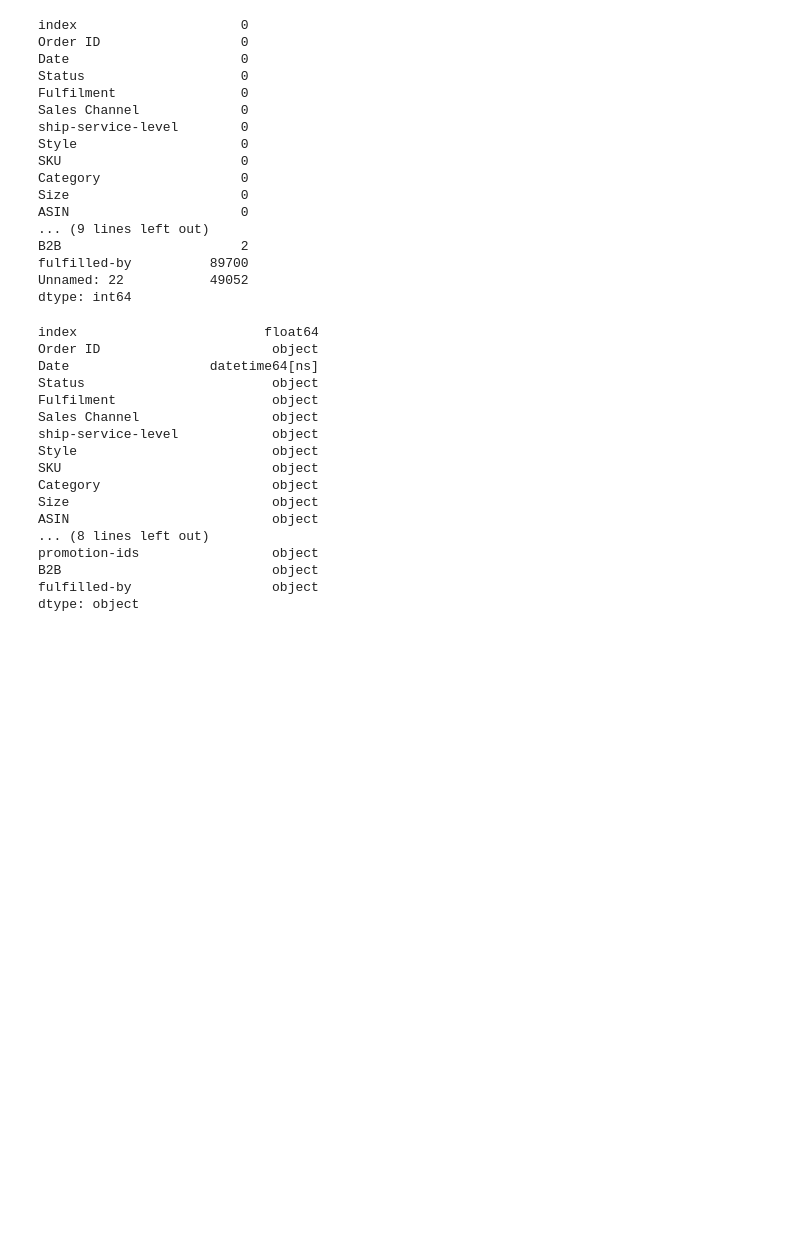
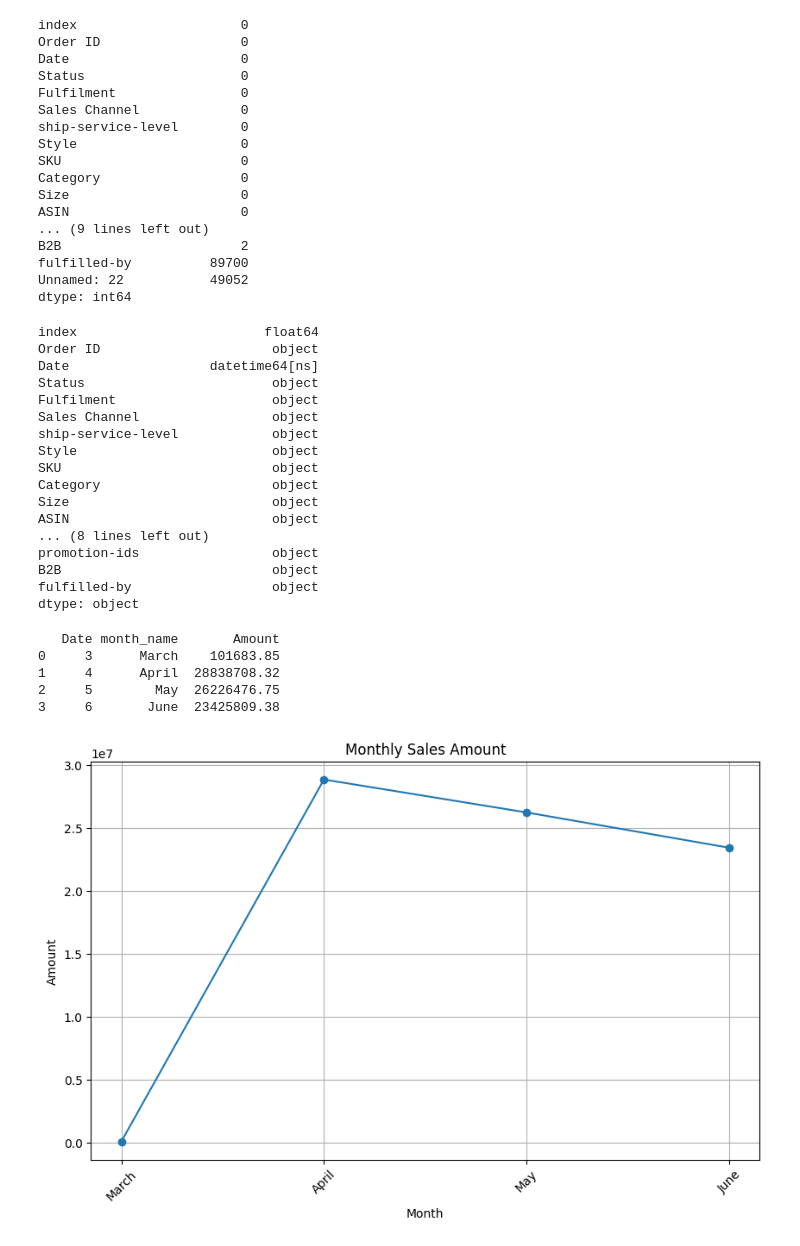
Before and after one commit to FairozMoheb/slash_task, a Jupyter notebook: task.ipynb, the cells around one changed output. Drawn from its saved outputs; the diff is of its cells as text; code cells hidden in the pictures; blank space fills up the shorter version.

Commit message:
Add more charts

```diff
--- a/task.ipynb
+++ b/task.ipynb
@@ -276,3 +276,37 @@ fulfilled-by                  object
 dtype: object
 # %%
 report['ship-postal-code']=report['ship-postal-code'].astype('category')
+# %%
+
+report['month_name']=report['Date'].dt.strftime('%B')
+# print(report['month_name'])
+month_map = {1: 'January', 2: 'February', 3: 'March', 4: 'April',
+             5: 'May', 6: 'June', 7: 'July', 8: 'August',
+             9: 'September', 10: 'October', 11: 'November', 12: 'December'}
+
+# report['month_name']=pd.Categorical(report['Month Name'], categories=month_order, ordered=True)
+month_report=report.groupby(report['Date'].dt.month).agg({'Amount':'sum'}).reset_index()
+# month_report['month_name']=pd.Categorical(month_report['month Name'], categories=month_order, ordered=True)
+# month_report.sort_values('month_name',inplace=True)
+#month_report['Date']=month_report['Date'].dt.strftime('%B')
+month_report['month_name'] = month_report['Date'].map(month_map)
+month_report = month_report[['Date', 'month_name', 'Amount']]
+
+print(month_report)
+# %% [output]
+   Date month_name       Amount
+0     3      March    101683.85
+1     4      April  28838708.32
+2     5        May  26226476.75
+3     6       June  23425809.38
+# %%
+plt.figure(figsize=(10, 6))
+plt.plot(month_report['month_name'], month_report['Amount'], marker='o')
+plt.title('Monthly Sales Amount')
+plt.xlabel('Month')
+plt.ylabel('Amount')
+plt.grid(True)
+plt.xticks(rotation=45)
+plt.show()
+# %% [output]
+[figure, added]
```
Also changed, not shown: parts of 3 cells of this notebook.
